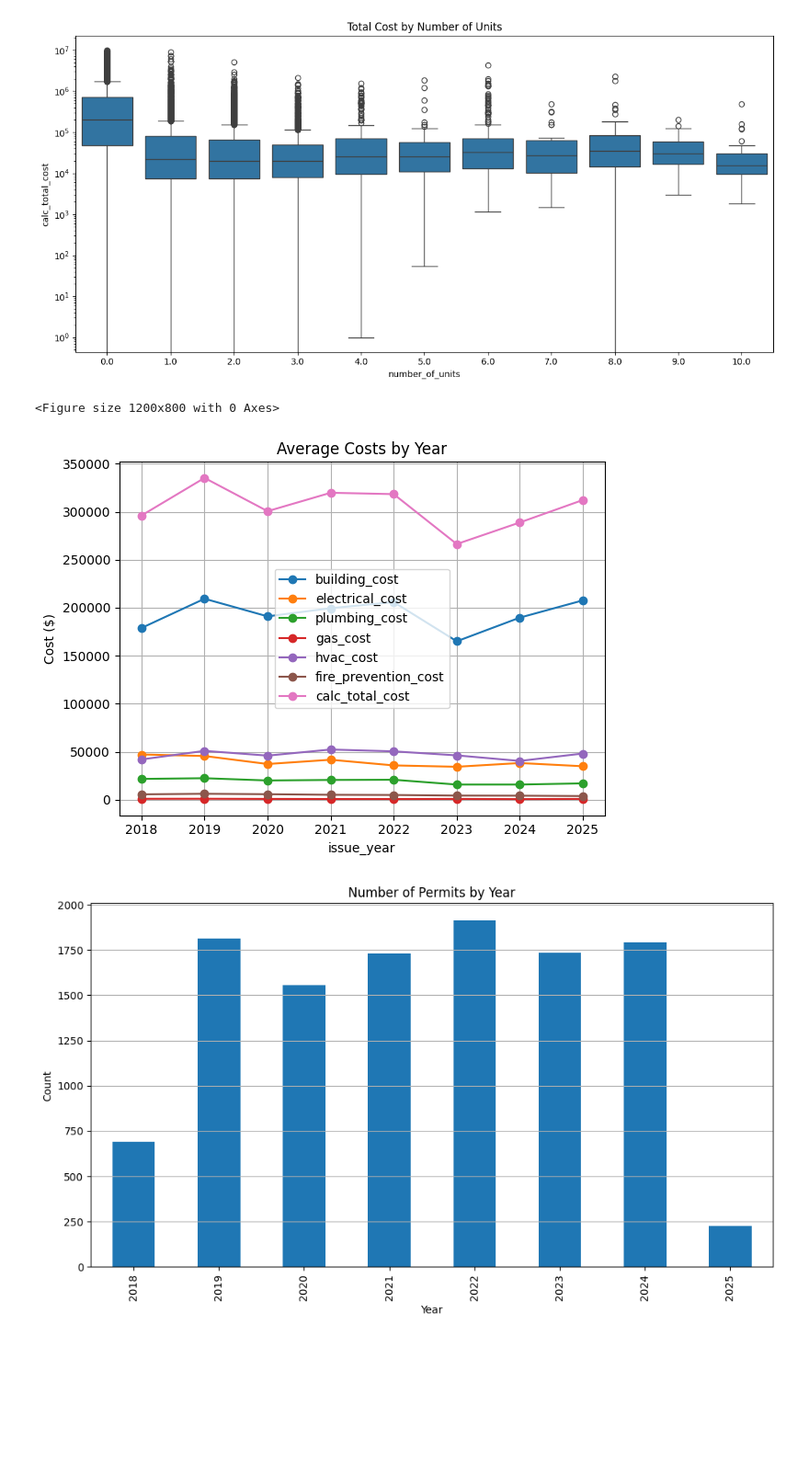
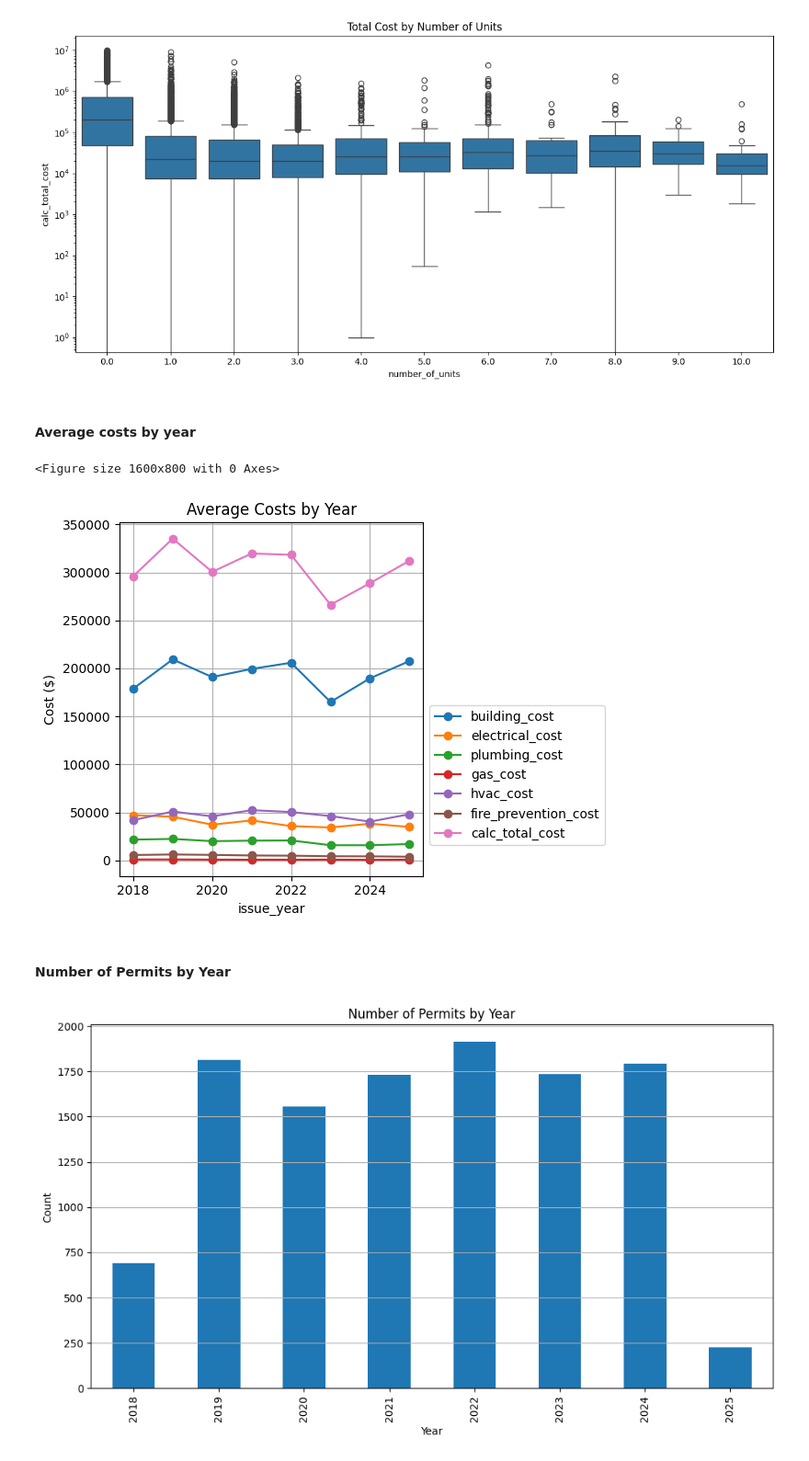
Before and after one commit to estebanba/book-rec, a Jupyter notebook: notebooks/analysis_building_permits.ipynb, the cells around one changed output. Shown at 92% size. Drawn from its saved outputs; the diff is of its cells as text; code cells hidden in the pictures; blank space fills up the shorter version.

```diff
--- a/notebooks/analysis_building_permits.ipynb
+++ b/notebooks/analysis_building_permits.ipynb
@@ -132,20 +143,24 @@ plt.tight_layout()
 plt.show()
 # %% [output]
 [figure]
+# %% [markdown]
+#### Average costs by year
 # %%
-# Average costs by year
 yearly_costs = df.groupby('issue_year')[cost_columns].mean()
 
-plt.figure(figsize=(12, 8))
+plt.figure(figsize=(16, 8))
 yearly_costs.plot(marker='o')
 plt.title('Average Costs by Year')
 plt.ylabel('Cost ($)')
 plt.grid(True)
+plt.legend(loc='upper left', bbox_to_anchor=(1, 0.5))
 plt.tight_layout()
 plt.show()
 # %% [output]
-<Figure size 1200x800 with 0 Axes>
+<Figure size 1600x800 with 0 Axes>
-[figure, old version]
+[figure, new version]
+# %% [markdown]
+#### Number of Permits by Year
 # %%
 permits_by_year = df.groupby('issue_year').size()
 
```
Also changed, not shown: parts of 19 cells of this notebook, 3 other files.
